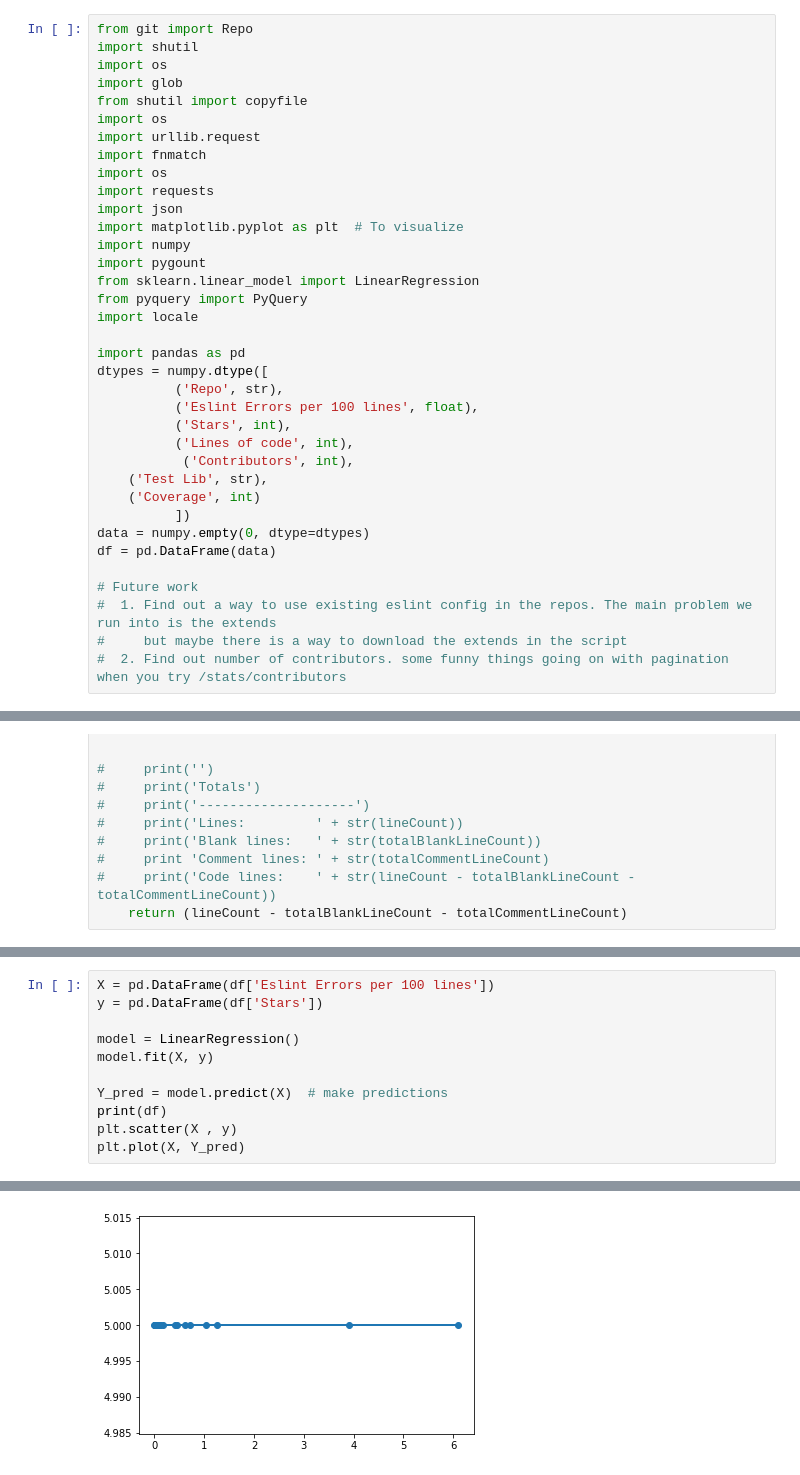
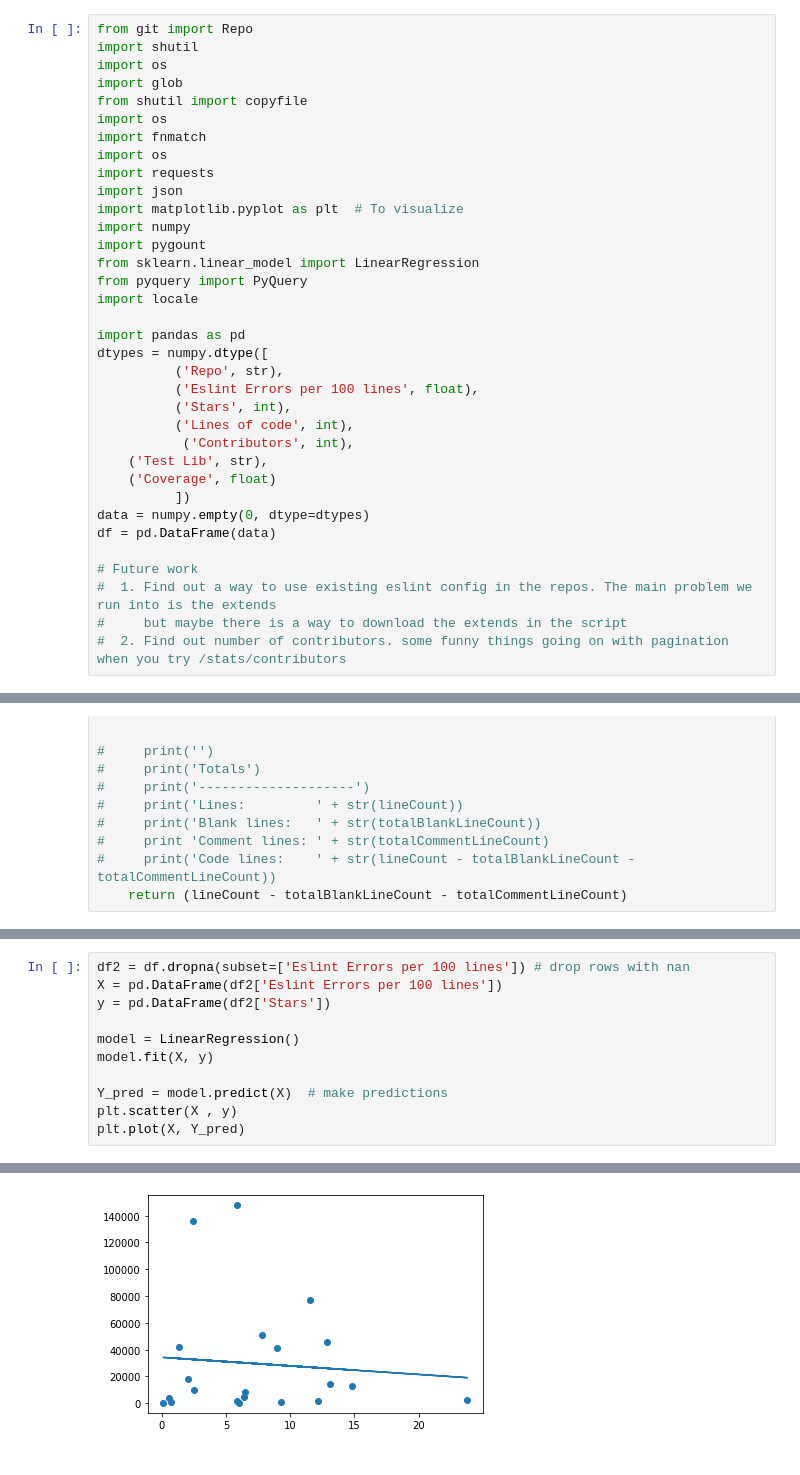
Before and after one commit to gholden3/code_health_analysis, a Jupyter notebook: Code Health analysis.ipynb, the cells around one changed output, grey strips where cells are left out. Cells and saved outputs as stored; diff of their text form.

```diff
--- a/Code Health analysis.ipynb
+++ b/Code Health analysis.ipynb
@@ -5,7 +5,6 @@ import os
 import glob
 from shutil import copyfile
 import os
-import urllib.request
 import fnmatch
 import os
 import requests
@@ -25,7 +24,7 @@ dtypes = numpy.dtype([
           ('Lines of code', int),
            ('Contributors', int),
     ('Test Lib', str),
-    ('Coverage', int)
+    ('Coverage', float)
           ])
 data = numpy.empty(0, dtype=dtypes)
 df = pd.DataFrame(data)
@@ -278,12 +318,12 @@ df
 # %%
-X = pd.DataFrame(df['Eslint Errors per 100 lines'])
-y = pd.DataFrame(df['Stars'])
+df2 = df.dropna(subset=['Eslint Errors per 100 lines']) # drop rows with nan
+X = pd.DataFrame(df2['Eslint Errors per 100 lines'])
+y = pd.DataFrame(df2['Stars'])
 
 model = LinearRegression()
 model.fit(X, y)
 
 Y_pred = model.predict(X)  # make predictions
-print(df)
 plt.scatter(X , y)
 plt.plot(X, Y_pred)
 # %% [output]
@@ -308,2 +331,2 @@ plt.plot(X, Y_pred)
-[figure, old version]
+[figure, new version]
 # %%
```
Also changed, not shown: parts of 6 cells of this notebook.
